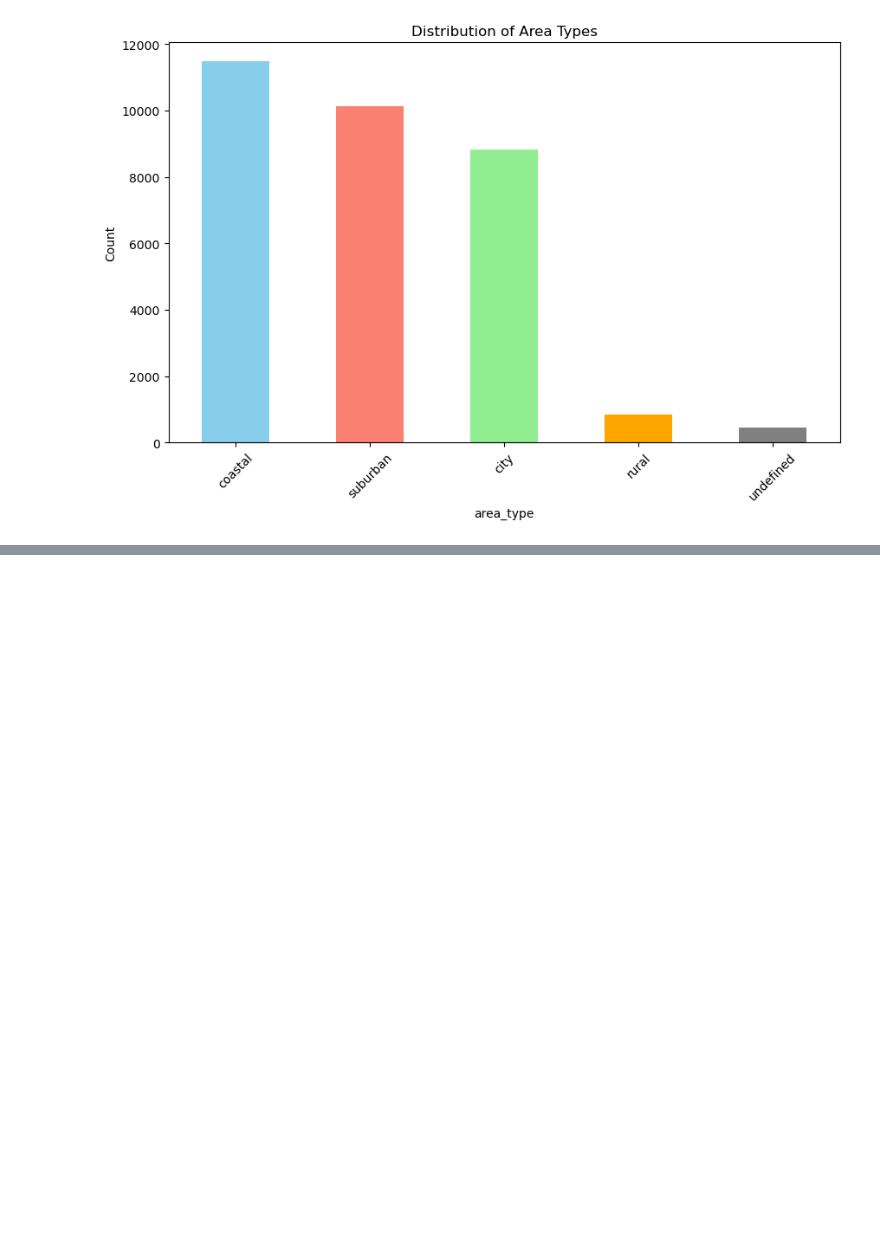
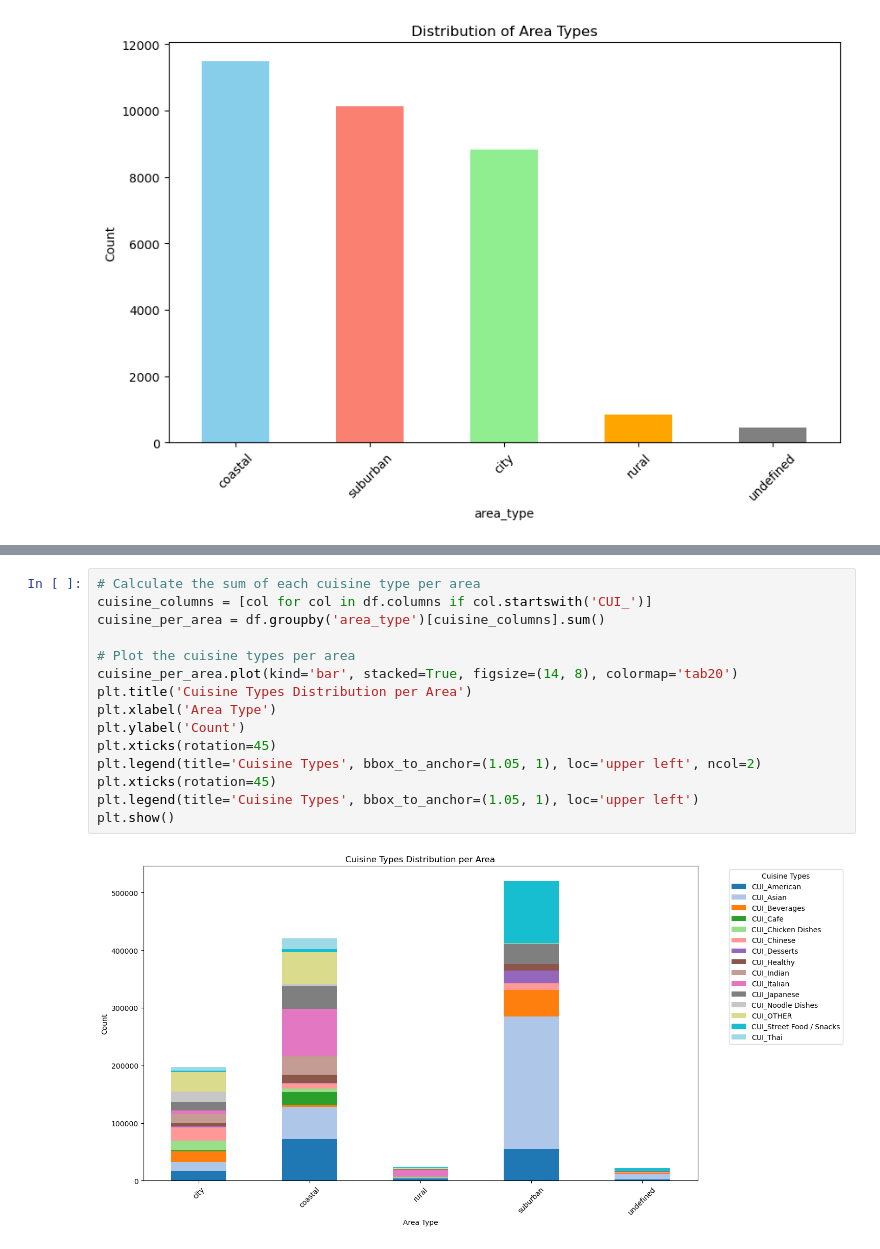
Before and after one commit to Benerugg/DM_Group50, a Jupyter notebook: src/notebooks/ZipCodes.ipynb, the cells around one changed output, grey strips where cells are left out. Drawn from its saved outputs; the diff is of its cells as text; blank space fills up the shorter version.

```diff
--- a/src/notebooks/ZipCodes.ipynb
+++ b/src/notebooks/ZipCodes.ipynb
@@ -263,0 +295,17 @@ plt.show()
+# %%
+# Calculate the sum of each cuisine type per area
+cuisine_columns = [col for col in df.columns if col.startswith('CUI_')]
+cuisine_per_area = df.groupby('area_type')[cuisine_columns].sum()
+
+# Plot the cuisine types per area
+cuisine_per_area.plot(kind='bar', stacked=True, figsize=(14, 8), colormap='tab20')
+plt.title('Cuisine Types Distribution per Area')
+plt.xlabel('Area Type')
+plt.ylabel('Count')
+plt.xticks(rotation=45)
+plt.legend(title='Cuisine Types', bbox_to_anchor=(1.05, 1), loc='upper left', ncol=2)
+plt.xticks(rotation=45)
+plt.legend(title='Cuisine Types', bbox_to_anchor=(1.05, 1), loc='upper left')
+plt.show()
+# %% [output]
+[figure, added]
```
Also changed, not shown: parts of 4 cells of this notebook.
